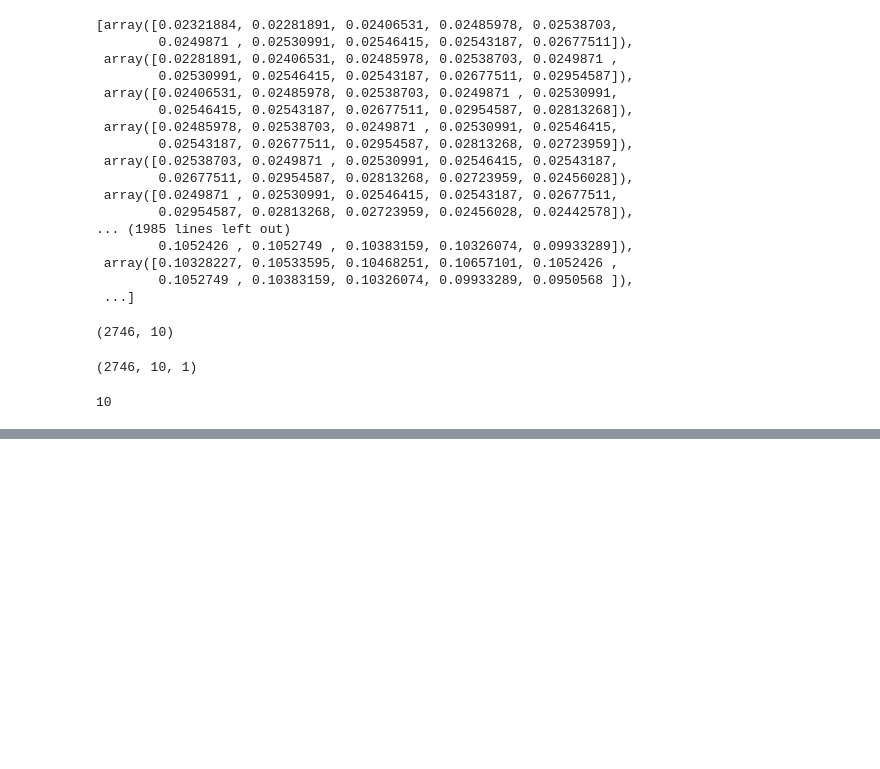
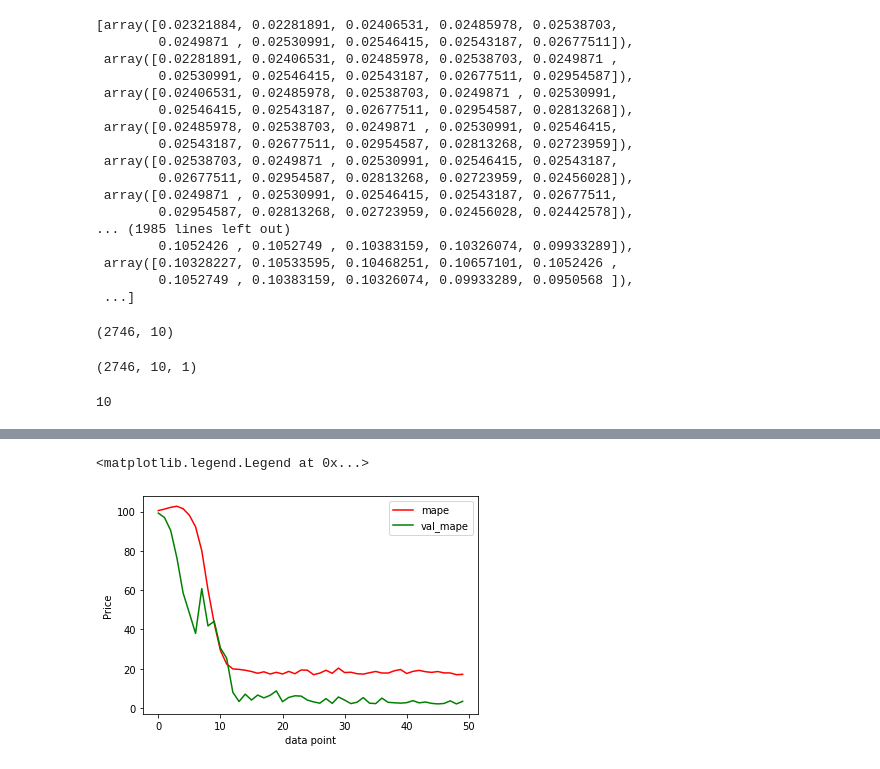
Before and after one commit to ladanguled/stock-forecaster, a Jupyter notebook: stock_lstm_v1.ipynb, the cells around one changed output, grey strips where cells are left out. Cells and saved outputs as stored; diff of their text form; code cells hidden in the pictures; blank space fills up the shorter version.

```diff
--- a/stock_lstm_v1.ipynb
+++ b/stock_lstm_v1.ipynb
@@ -287,0 +318,11 @@ plt.legend()
+# %%
+
+
+plt.plot(history.history['mean_absolute_percentage_error'],label='mape',color='r')
+plt.plot(history.history['val_mean_absolute_percentage_error'],label='val_mape',color='g')
+plt.ylabel('Price')
+plt.xlabel('data point')
+plt.legend()
+# %% [output]
+<matplotlib.legend.Legend at 0x...>
+[figure, added]
```
Also changed, not shown: parts of 22 cells of this notebook.
